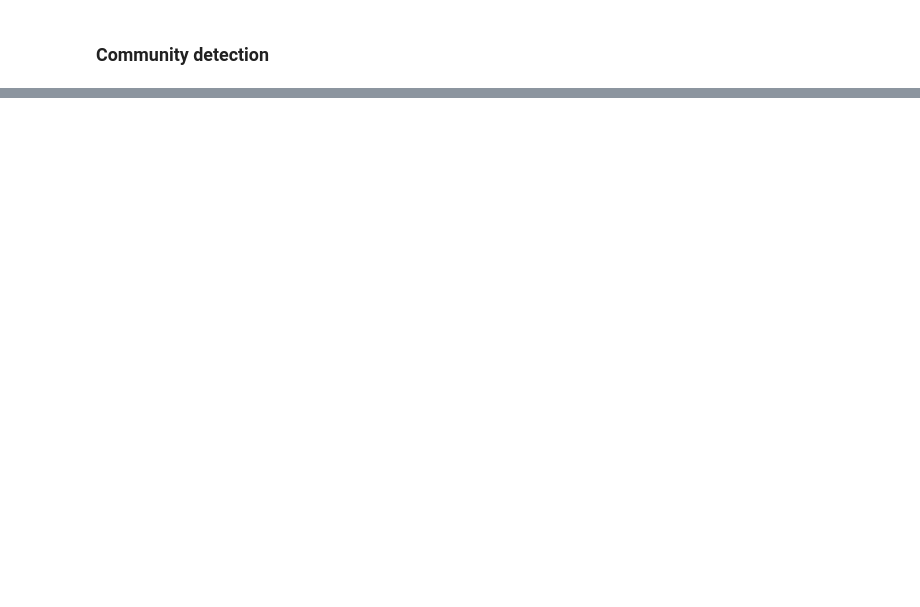
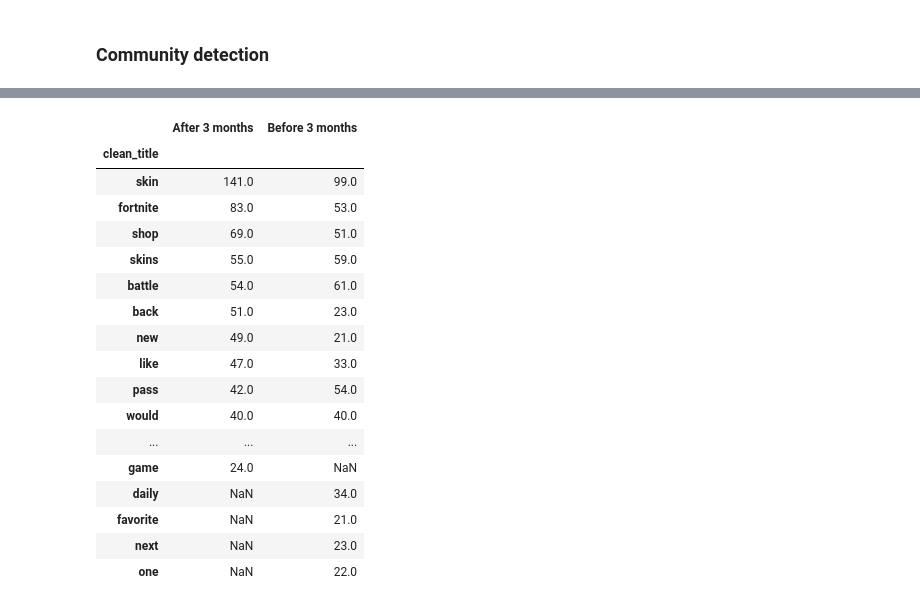
Before and after one commit to lakshyaag/INSY670-SocialMediaAnalytics-Group, a Jupyter notebook: Project/code_v2.ipynb, the cells around one changed output, grey strips where cells are left out. Drawn from its saved outputs; the diff is of its cells as text; code cells hidden in the pictures; blank space fills up the shorter version.

```diff
--- a/Project/code_v2.ipynb
+++ b/Project/code_v2.ipynb
@@ -334,0 +488,26 @@ author_metrics_overall_t.pivot_table(
+# %%
+posts_after_3m_community = get_posts_by_community(
+    submissions_t_after_3m, comments_t_after_3m, metrics
+)
+posts_before_3m_community = get_posts_by_community(
+    submissions_t_before_3m, comments_t_before_3m, metrics
+)
+
+# Show top words before and after in post title
+word_comparison = pd.DataFrame(
+    {
+        "After 3 months": posts_after_3m_community["clean_title"]
+        .apply(str.split)
+        .explode()
+        .value_counts()
+        .head(20),
+        "Before 3 months": posts_before_3m_community["clean_title"]
+        .apply(str.split)
+        .explode()
+        .value_counts()
+        .head(20),
+    }
+).sort_values("After 3 months", ascending=False)
+
+word_comparison
+# %% [output]
@@ -334,0 +515,18 @@ author_metrics_overall_t.pivot_table(
+|  | After 3 months | Before 3 months |
+| clean_title |  |  |
+| skin | 141.0 | 99.0 |
+| fortnite | 83.0 | 53.0 |
+| shop | 69.0 | 51.0 |
+| skins | 55.0 | 59.0 |
+| battle | 54.0 | 61.0 |
+| back | 51.0 | 23.0 |
+| new | 49.0 | 21.0 |
+| like | 47.0 | 33.0 |
+| pass | 42.0 | 54.0 |
+| would | 40.0 | 40.0 |
+| ... | ... | ... |
+| game | 24.0 | NaN |
+| daily | NaN | 34.0 |
+| favorite | NaN | 21.0 |
+| next | NaN | 23.0 |
+| one | NaN | 22.0 |
```
Also changed, not shown: parts of 29 cells of this notebook, 5 other files.
